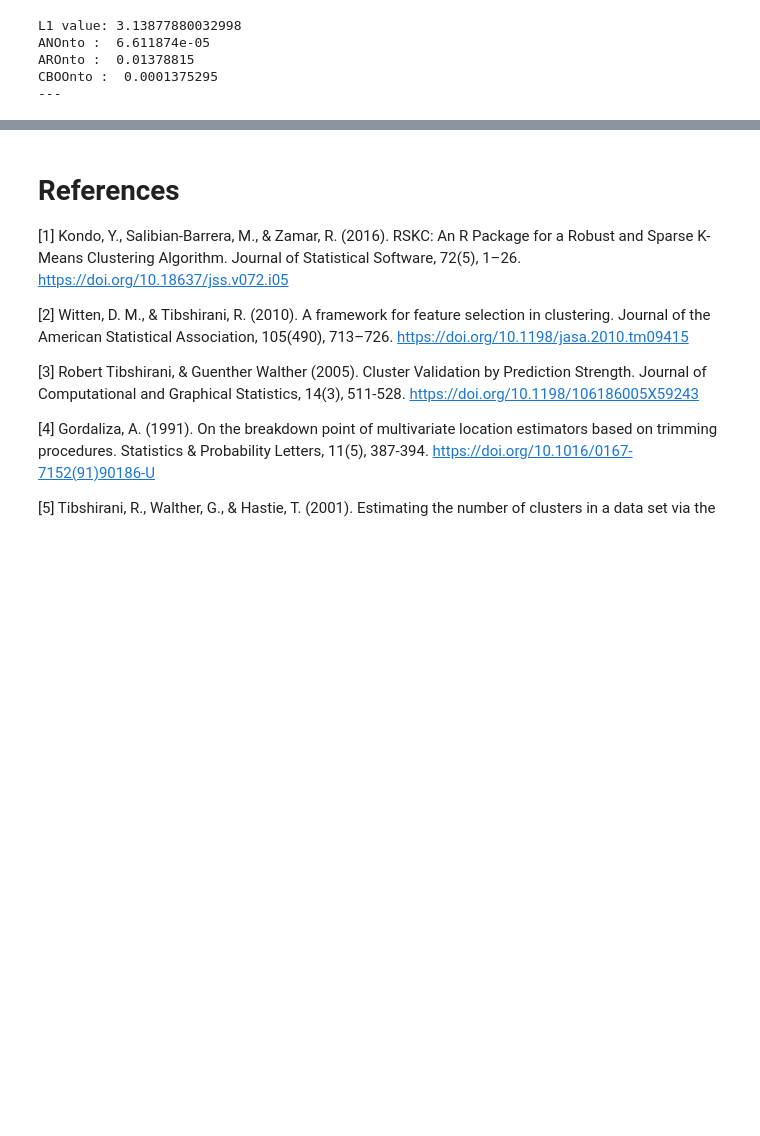
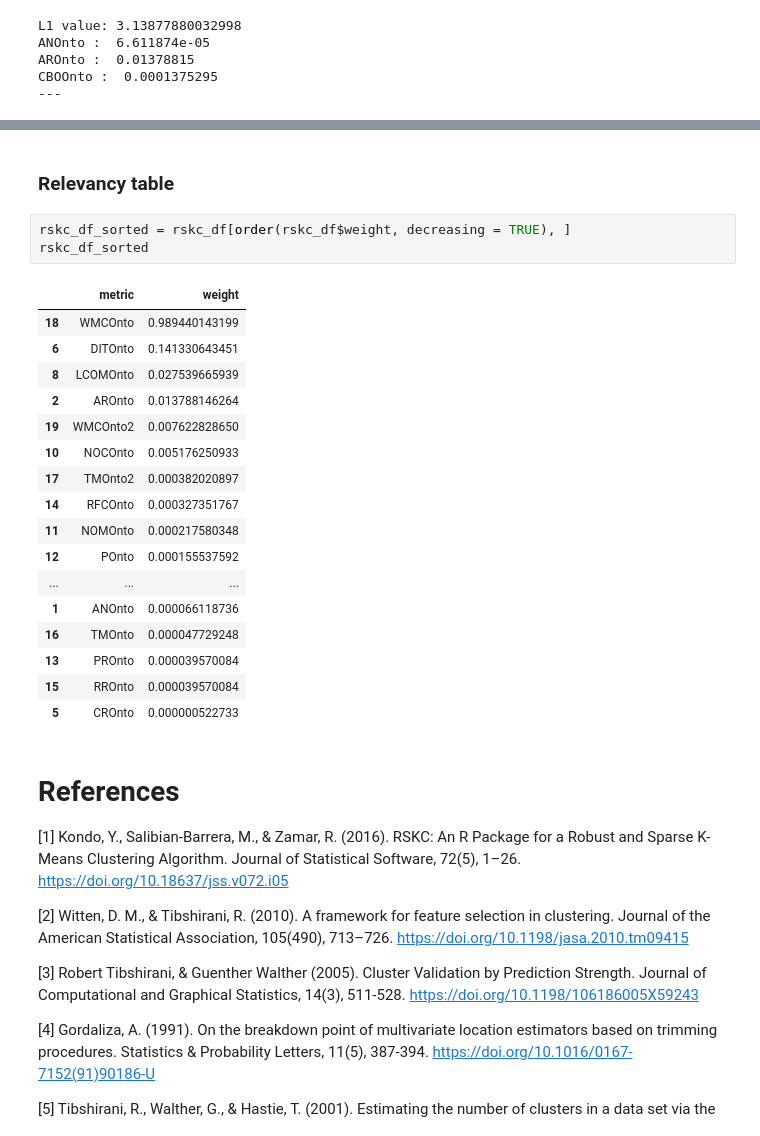
Before and after one commit to neobernad/evaluomeR, a Jupyter notebook: notebooks/local/evaluomeR-RSKC.ipynb, the cells around one changed output, grey strips where cells are left out. Cells and saved outputs as stored; diff of their text form; blank space fills up the shorter version.

Commit message:
Notebook: Working on showing parameters from RSKC output

```diff
--- a/notebooks/local/evaluomeR-RSKC.ipynb
+++ b/notebooks/local/evaluomeR-RSKC.ipynb
@@ -226,3 +244,26 @@ rskc_df
+# %% [markdown]
+### Relevancy table <a class="anchor" id="rskc_relevancy_table"></a>
+# %%
+rskc_df_sorted = rskc_df[order(rskc_df$weight, decreasing = TRUE), ]
+rskc_df_sorted
+# %% [output]
+|  | metric | weight |
+| 18 | WMCOnto | 0.989440143199 |
+| 6 | DITOnto | 0.141330643451 |
+| 8 | LCOMOnto | 0.027539665939 |
+| 2 | AROnto | 0.013788146264 |
+| 19 | WMCOnto2 | 0.007622828650 |
+| 10 | NOCOnto | 0.005176250933 |
+| 17 | TMOnto2 | 0.000382020897 |
+| 14 | RFCOnto | 0.000327351767 |
+| 11 | NOMOnto | 0.000217580348 |
+| 12 | POnto | 0.000155537592 |
+| ... | ... | ... |
+| 1 | ANOnto | 0.000066118736 |
+| 16 | TMOnto | 0.000047729248 |
+| 13 | PROnto | 0.000039570084 |
+| 15 | RROnto | 0.000039570084 |
+| 5 | CROnto | 0.000000522733 |
 # %% [markdown]
 # References <a class="anchor" id="references"></a>
 
```
Also changed, not shown: parts of 14 cells of this notebook.
